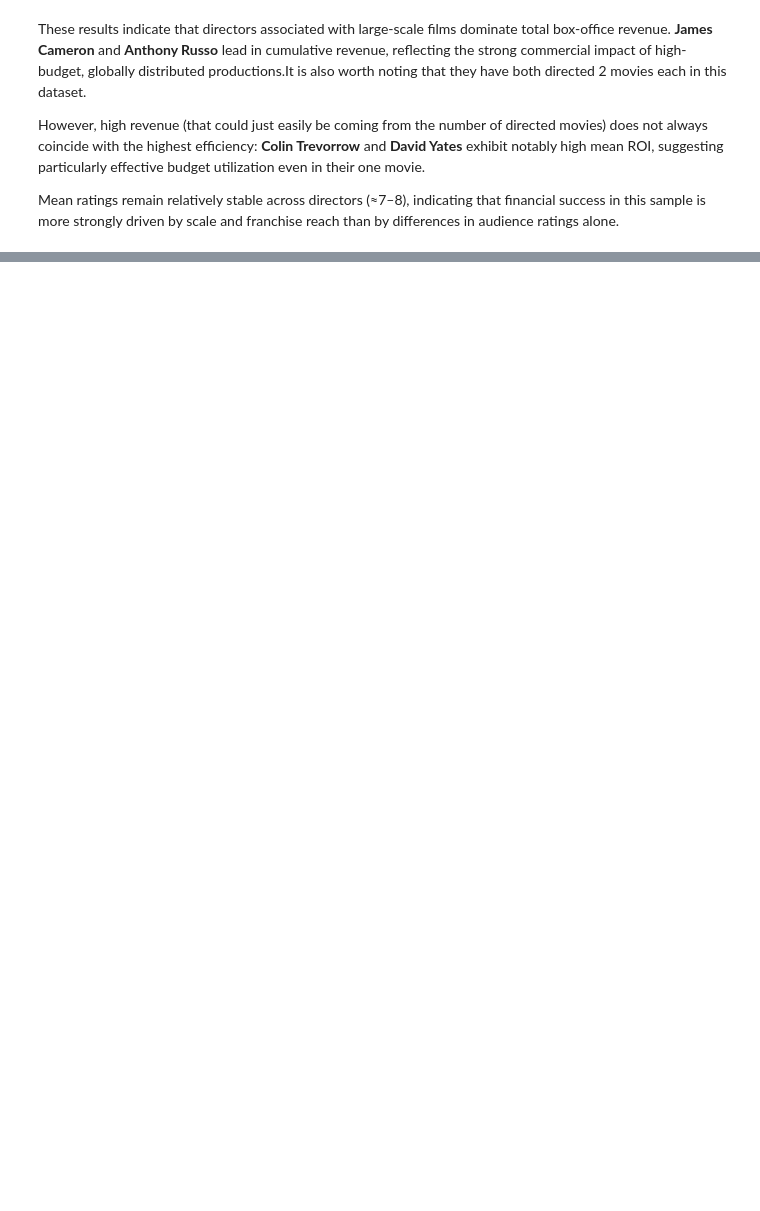
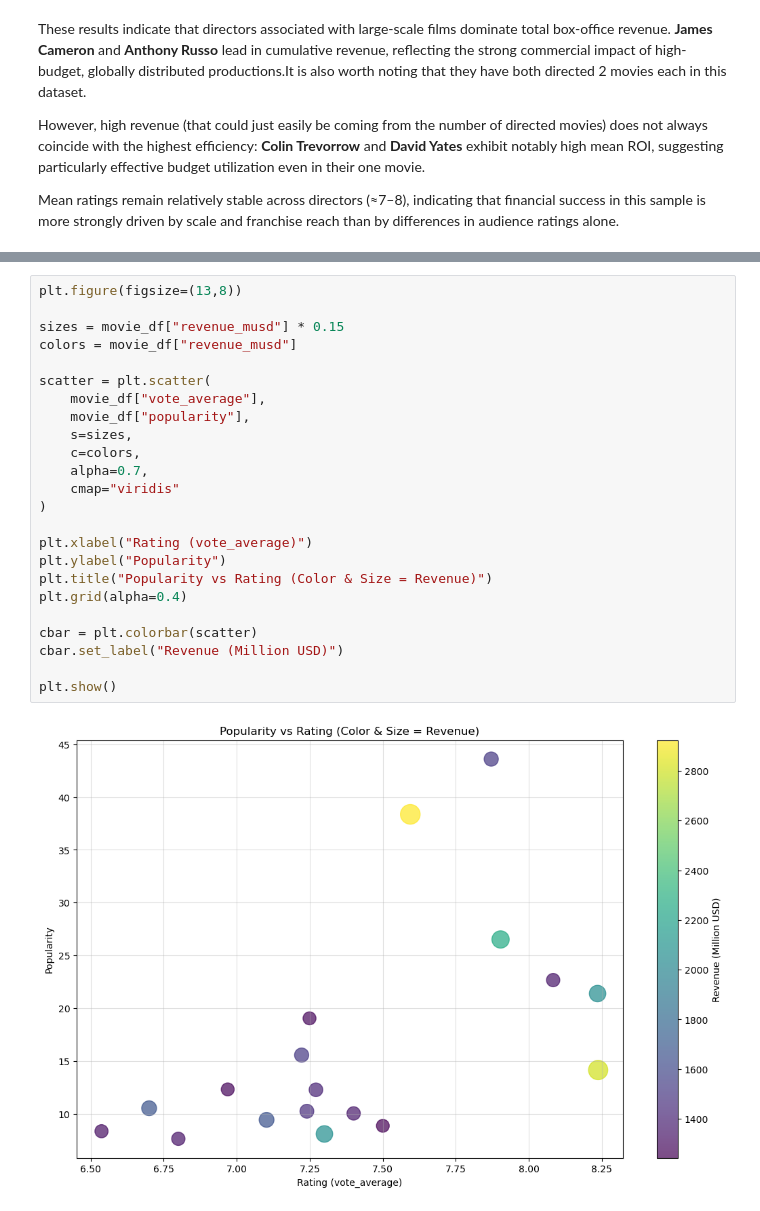
Before and after one commit to ar-le-tte/TMDB-Movie-Analysis, a Jupyter notebook: arlette_tmb_movies_analysis.ipynb, the cells around one changed output, grey strips where cells are left out. Saved outputs shown, nothing was run; the diff lists cells and outputs as text; blank space fills up the shorter version.

```diff
--- a/arlette_tmb_movies_analysis.ipynb
+++ b/arlette_tmb_movies_analysis.ipynb
@@ -744,0 +777,26 @@ plt.show()
+# %%
+plt.figure(figsize=(13,8))
+
+sizes = movie_df["revenue_musd"] * 0.15
+colors = movie_df["revenue_musd"]
+
+scatter = plt.scatter(
+    movie_df["vote_average"],
+    movie_df["popularity"],
+    s=sizes,
+    c=colors,
+    alpha=0.7,
+    cmap="viridis"
+)
+
+plt.xlabel("Rating (vote_average)")
+plt.ylabel("Popularity")
+plt.title("Popularity vs Rating (Color & Size = Revenue)")
+plt.grid(alpha=0.4)
+
+cbar = plt.colorbar(scatter)
+cbar.set_label("Revenue (Million USD)")
+
+plt.show()
+# %% [output]
+[figure, added]
```
Also changed, not shown: parts of 26 cells of this notebook.
